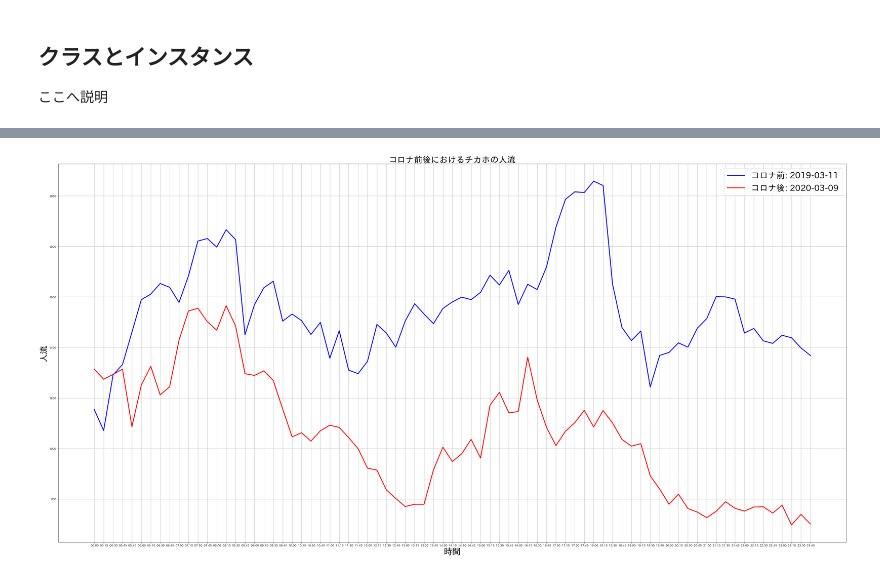
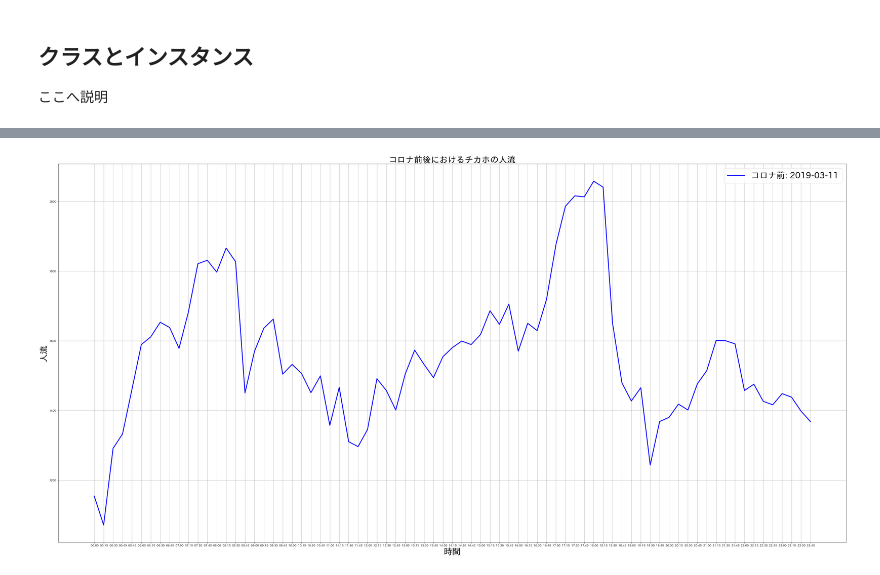
Before and after one commit to mongamae-nioh/in-house-training-2020, a Jupyter notebook: 新人研修_プログラミングの基礎とデータの可視化.ipynb, the cells around one changed output, grey strips where cells are left out. Drawn from its saved outputs; the diff is of its cells as text; code cells hidden in the pictures.

```diff
--- a/新人研修_プログラミングの基礎とデータの可視化.ipynb
+++ b/新人研修_プログラミングの基礎とデータの可視化.ipynb
@@ -370,18 +378,14 @@ def create_df2(place, date):
 # %%
 # 人流を比較するグラフを表示する関数
-def display_graph(graphtitle, labelx, labely, targetdata, place, date1, date2):
+def display_graph(graphtitle, labelx, labely, targetdata, place, date1):
   x1_value = []
   y1_value = []
-  x2_value = []
-  y2_value = []
 
   fig, ax = plt.subplots(figsize=(40,20))
-  c1,c2 = "blue","red"
+  c1 = "blue"
   l1 = "コロナ前: " + date1  # 各ラベル
-  l2 = "コロナ後: " + date2  # 各ラベル
 
   data_frame1 = create_df1(place, date1)
-  data_frame2 = create_df2(place, date2)
 
   i = 0
   for i in range(len(data_frame1)):
@@ -389,23 +393,16 @@ def display_graph(graphtitle, labelx, labely, targetdata, place, date1, date2):
     y1_value.append(data_frame1.iloc[i][targetdata])
     i += 1
 
-  j = 0
-  for j in range(len(data_frame2)):
-    x2_value.append(str(data_frame2.iloc[j]["日時"])[10:16])
-    y2_value.append(data_frame2.iloc[j][targetdata])
-    j += 1
-
   fontsize = 30
   ax.set_xlabel(labelx, fontsize=fontsize)  # x軸ラベル
   ax.set_ylabel(labely, fontsize=fontsize)  # y軸ラベル
   ax.set_title(graphtitle, fontsize=fontsize) # グラフタイトル
   ax.grid()            # 罫線
   ax.plot(x1_value, y1_value, color=c1, label=l1, linewidth = 3.0)
-  ax.plot(x2_value, y2_value, color=c2, label=l2, linewidth = 3.0)
   ax.legend(loc=0, fontsize=fontsize)    # 凡例
   fig.tight_layout()  # レイアウトの設定
   plt.show()
 # %%
-display_graph('コロナ前後におけるチカホの人流', '時間', '人流', '合計', 'J4', '2019-03-11', '2020-03-09')
+display_graph('コロナ前後におけるチカホの人流', '時間', '人流', '合計', 'J4', '2019-03-11')
 # %% [output]
-[figure, old version]
+[figure, new version]
```
Also changed, not shown: parts of 34 cells of this notebook.
